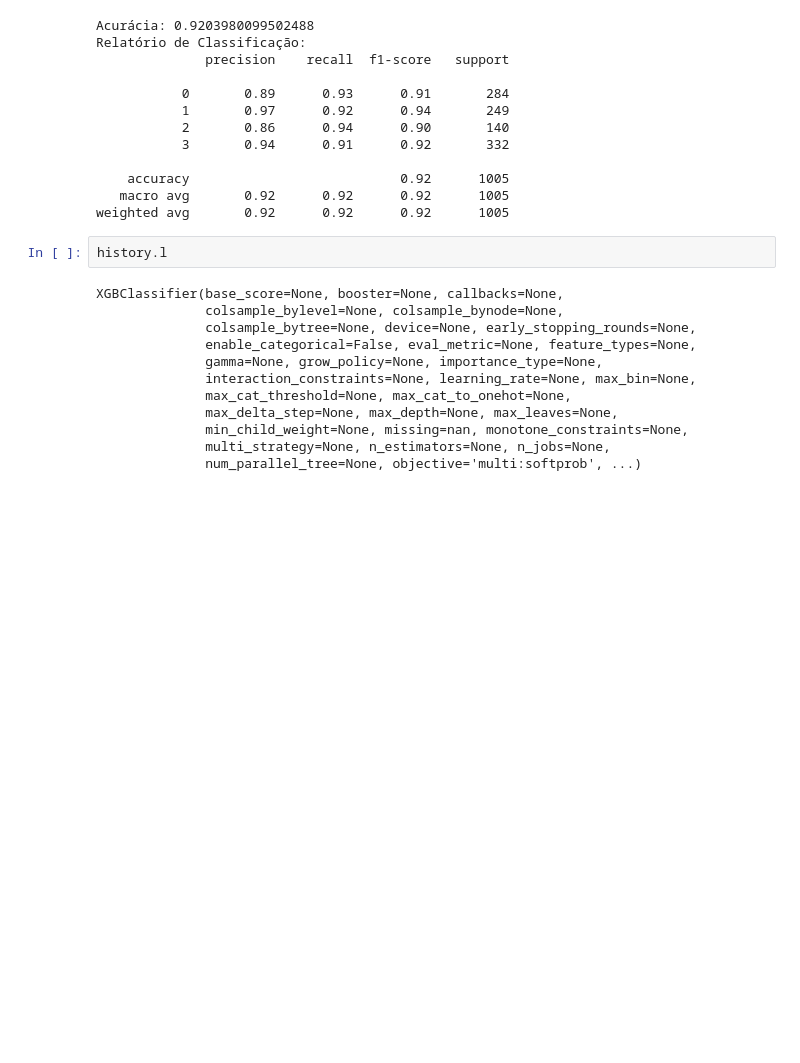
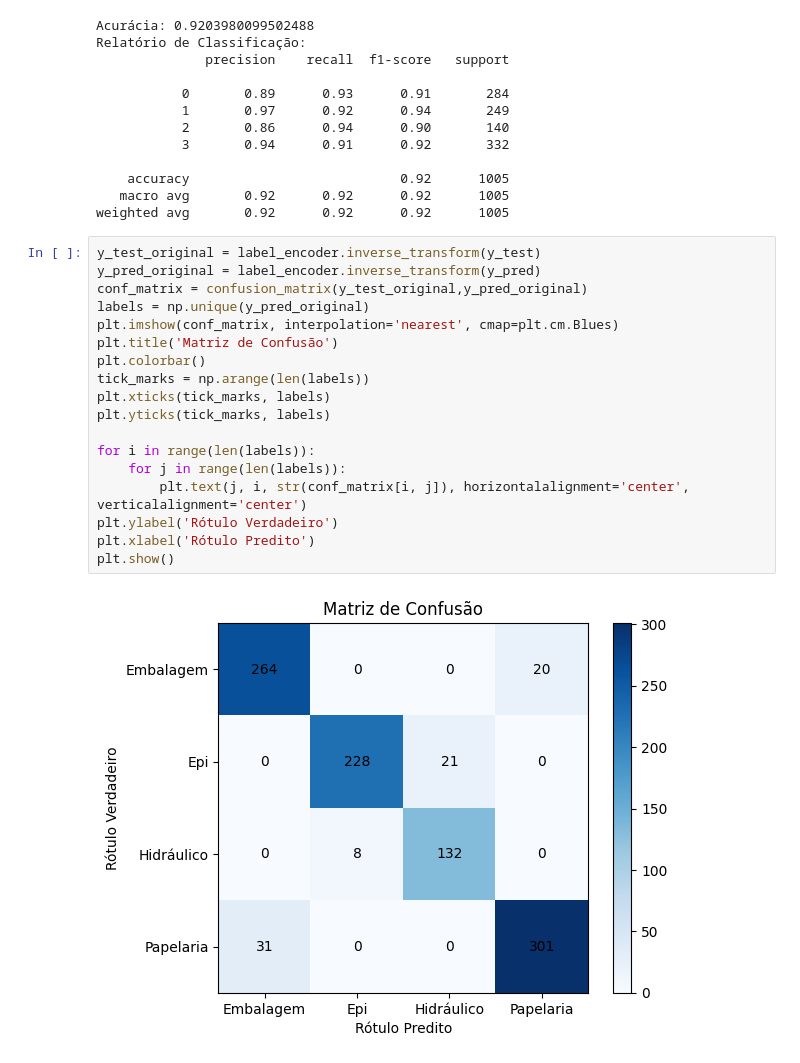
Before and after one commit to Herikc2/Infnet-Produto, a Jupyter notebook: ProdutosXGBoost.ipynb, the cells around one changed output. Drawn from its saved outputs; the diff is of its cells as text; blank space fills up the shorter version.

Commit message:
matriz

```diff
--- a/ProdutosXGBoost.ipynb
+++ b/ProdutosXGBoost.ipynb
@@ -43,17 +46,23 @@ Relatório de Classificação:
     accuracy                           0.92      1005
    macro avg       0.92      0.92      0.92      1005
 weighted avg       0.92      0.92      0.92      1005
-# %%
-history.l
-# %% [output]
-XGBClassifier(base_score=None, booster=None, callbacks=None,
-              colsample_bylevel=None, colsample_bynode=None,
-              colsample_bytree=None, device=None, early_stopping_rounds=None,
-              enable_categorical=False, eval_metric=None, feature_types=None,
-              gamma=None, grow_policy=None, importance_type=None,
-              interaction_constraints=None, learning_rate=None, max_bin=None,
-              max_cat_threshold=None, max_cat_to_onehot=None,
-              max_delta_step=None, max_depth=None, max_leaves=None,
-              min_child_weight=None, missing=nan, monotone_constraints=None,
-              multi_strategy=None, n_estimators=None, n_jobs=None,
-              num_parallel_tree=None, objective='multi:softprob', ...)
+# %%
+y_test_original = label_encoder.inverse_transform(y_test)
+y_pred_original = label_encoder.inverse_transform(y_pred)
+conf_matrix = confusion_matrix(y_test_original,y_pred_original)
+labels = np.unique(y_pred_original)
+plt.imshow(conf_matrix, interpolation='nearest', cmap=plt.cm.Blues)
+plt.title('Matriz de Confusão')
+plt.colorbar()
+tick_marks = np.arange(len(labels))
+plt.xticks(tick_marks, labels)
+plt.yticks(tick_marks, labels)
+
+for i in range(len(labels)):
+    for j in range(len(labels)):
+        plt.text(j, i, str(conf_matrix[i, j]), horizontalalignment='center', verticalalignment='center')
+plt.ylabel('Rótulo Verdadeiro')
+plt.xlabel('Rótulo Predito')
+plt.show()
+# %% [output]
+[figure, added]
```
Also changed, not shown: parts of 1 cell of this notebook.
